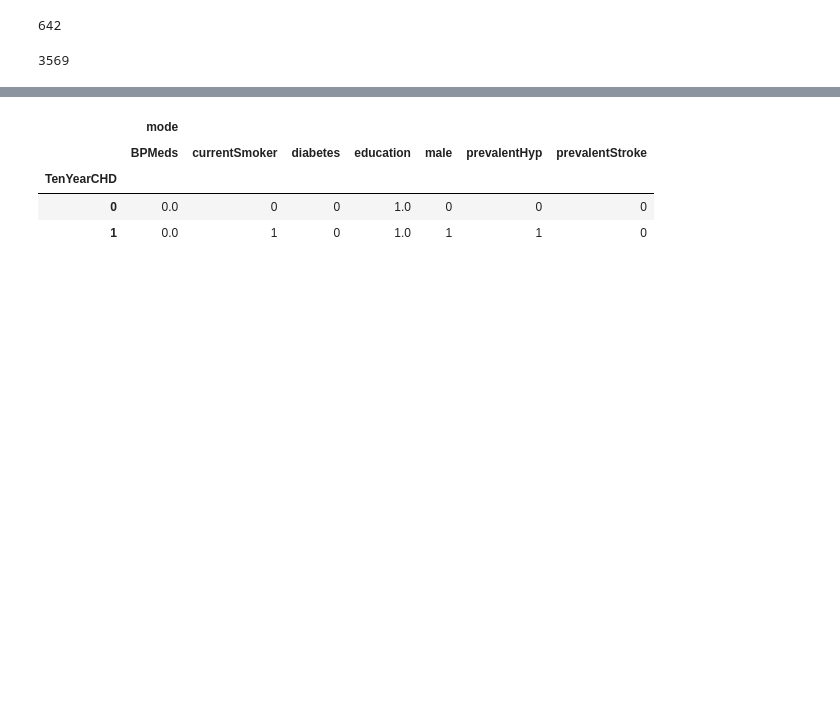
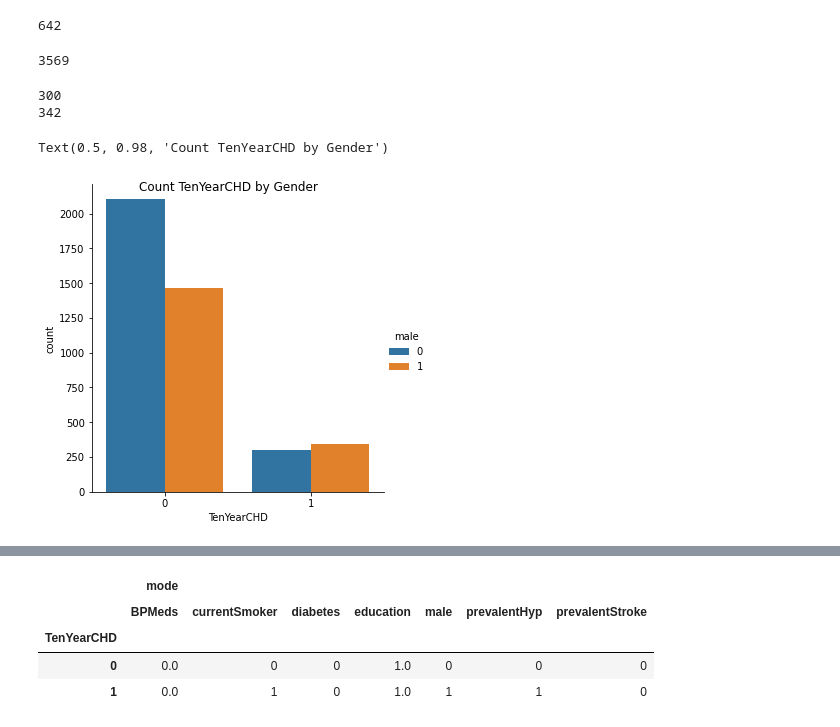
Before and after one commit to yicjiang/H-and-M2, a Jupyter notebook: Assignment3_Yicheng_Jiang.ipynb, the cells around one changed output, grey strips where cells are left out. Drawn from its saved outputs; the diff is of its cells as text; code cells hidden in the pictures; blank space fills up the shorter version.

```diff
--- a/Assignment3_Yicheng_Jiang.ipynb
+++ b/Assignment3_Yicheng_Jiang.ipynb
@@ -219,3 +264,18 @@ heart_study[heart_study['TenYearCHD'] == 1].shape[0]
 heart_study[heart_study['TenYearCHD'] == 0].shape[0]
 # %% [output]
 3569
+# %%
+male_hasTenYearCHD = heart_study[(heart_study['TenYearCHD'] == 1) & (heart_study['male'] == 0)].shape[0]
+female_hasTenYearCHD = heart_study[(heart_study['TenYearCHD'] == 1) & (heart_study['male'] == 1)].shape[0]
+
+print(male_hasTenYearCHD)
+print(female_hasTenYearCHD)
+# %% [output]
+300
+342
+# %%
+fig2 = sns.catplot(x="TenYearCHD", kind="count", hue='male', data=heart_study)
+fig2.fig.suptitle('Count TenYearCHD by Gender')
+# %% [output]
+Text(0.5, 0.98, 'Count TenYearCHD by Gender')
+[figure, added]
```
Also changed, not shown: parts of 59 cells of this notebook.
